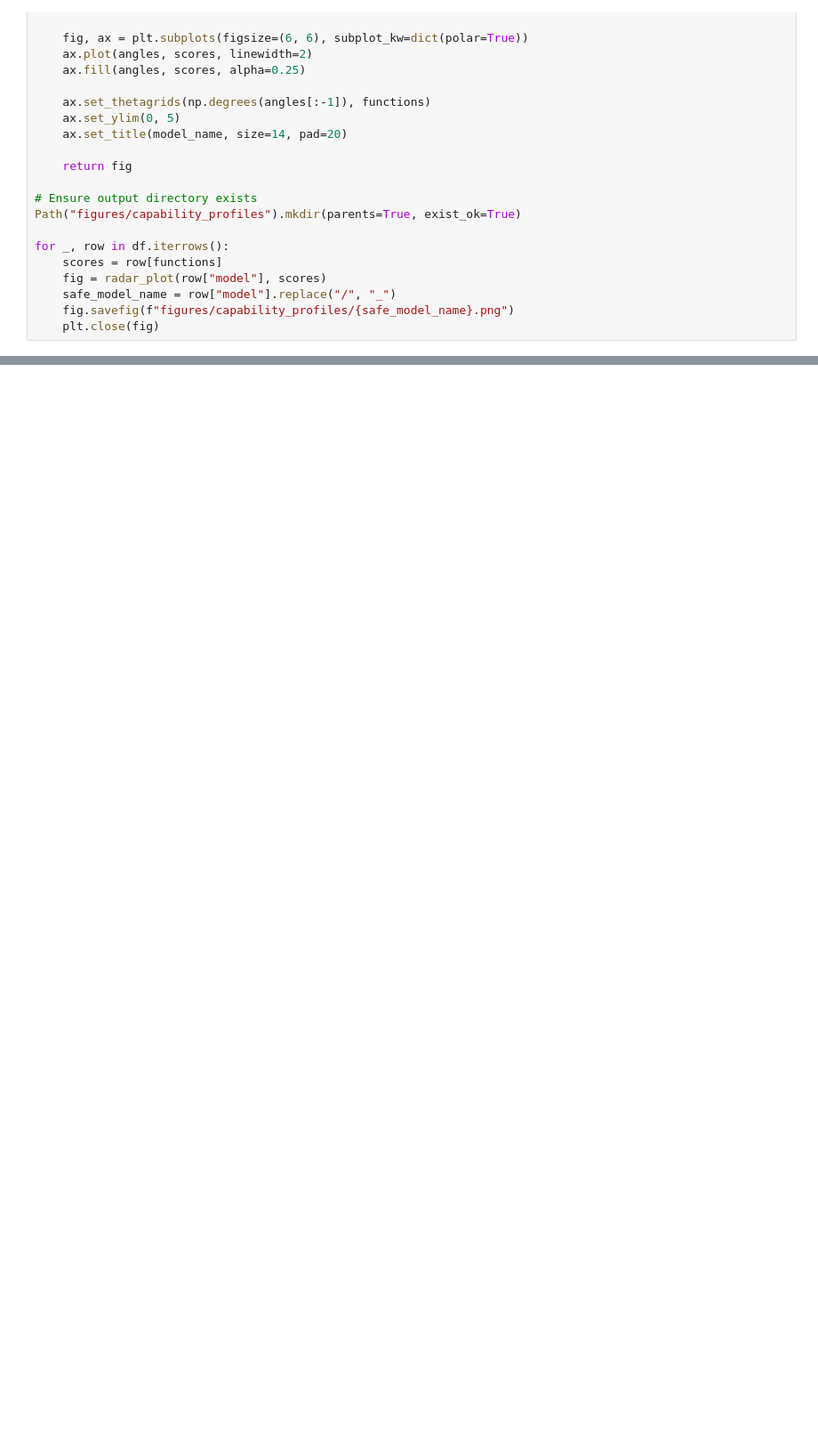
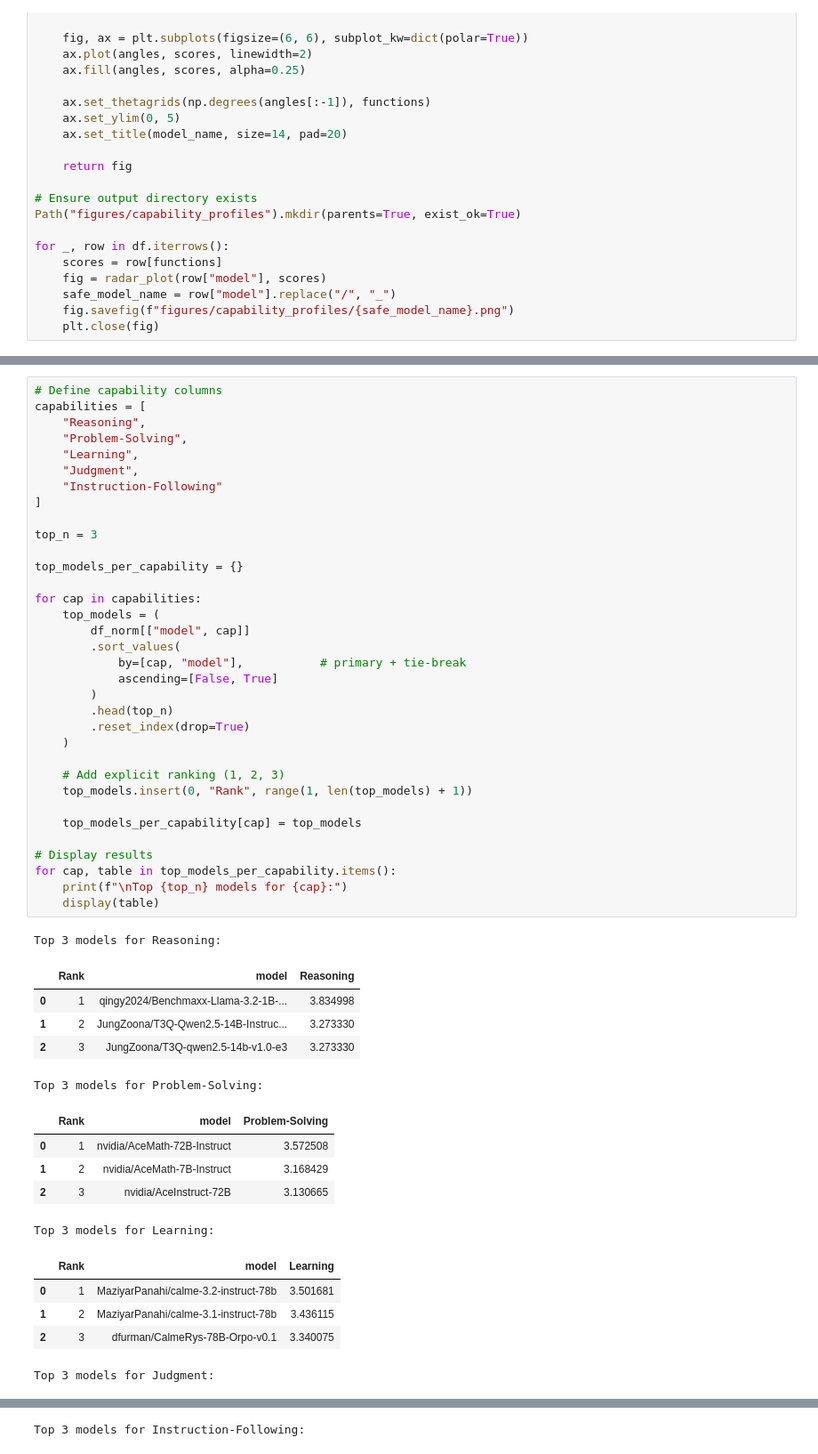
Before and after one commit to Lucas-almma/capability-profiles-hf, a Jupyter notebook: notebooks/generate_radar_plots.ipynb, the cells around one changed output, grey strips where cells are left out. Shown at 89% size. Saved outputs shown, nothing was run; the diff lists cells and outputs as text; blank space fills up the shorter version.

```diff
--- a/notebooks/generate_radar_plots.ipynb
+++ b/notebooks/generate_radar_plots.ipynb
@@ -168,0 +218,51 @@ Successfully installed aiohappyeyeballs-2.6.1 aiohttp-3.13.3 aiosignal-1.4.0 cli
+# %%
+# Define capability columns
+capabilities = [
+    "Reasoning",
+    "Problem-Solving",
+    "Learning",
+    "Judgment",
+    "Instruction-Following"
+]
+
+top_n = 3
+
+top_models_per_capability = {}
+
+for cap in capabilities:
+    top_models = (
+        df_norm[["model", cap]]
+        .sort_values(
+            by=[cap, "model"],           # primary + tie-break
+            ascending=[False, True]
+        )
+        .head(top_n)
+        .reset_index(drop=True)
+    )
+
+    # Add explicit ranking (1, 2, 3)
+    top_models.insert(0, "Rank", range(1, len(top_models) + 1))
+
+    top_models_per_capability[cap] = top_models
+
+# Display results
+for cap, table in top_models_per_capability.items():
+    print(f"\nTop {top_n} models for {cap}:")
+    display(table)
+# %% [output]
+Top 3 models for Reasoning:
+|  | Rank | model | Reasoning |
+| 0 | 1 | qingy2024/Benchmaxx-Llama-3.2-1B-... | 3.834998 |
+| 1 | 2 | JungZoona/T3Q-Qwen2.5-14B-Instruc... | 3.273330 |
+| 2 | 3 | JungZoona/T3Q-qwen2.5-14b-v1.0-e3 | 3.273330 |
+Top 3 models for Problem-Solving:
+|  | Rank | model | Problem-Solving |
+| 0 | 1 | nvidia/AceMath-72B-Instruct | 3.572508 |
+| 1 | 2 | nvidia/AceMath-7B-Instruct | 3.168429 |
+| 2 | 3 | nvidia/AceInstruct-72B | 3.130665 |
+Top 3 models for Learning:
+|  | Rank | model | Learning |
+| 0 | 1 | MaziyarPanahi/calme-3.2-instruct-78b | 3.501681 |
+| 1 | 2 | MaziyarPanahi/calme-3.1-instruct-78b | 3.436115 |
+| 2 | 3 | dfurman/CalmeRys-78B-Orpo-v0.1 | 3.340075 |
+Top 3 models for Judgment:
@@ -168,0 +273 @@ Successfully installed aiohappyeyeballs-2.6.1 aiohttp-3.13.3 aiosignal-1.4.0 cli
+Top 3 models for Instruction-Following:
```
Also changed, not shown: parts of 11 cells of this notebook, 5 other files.
